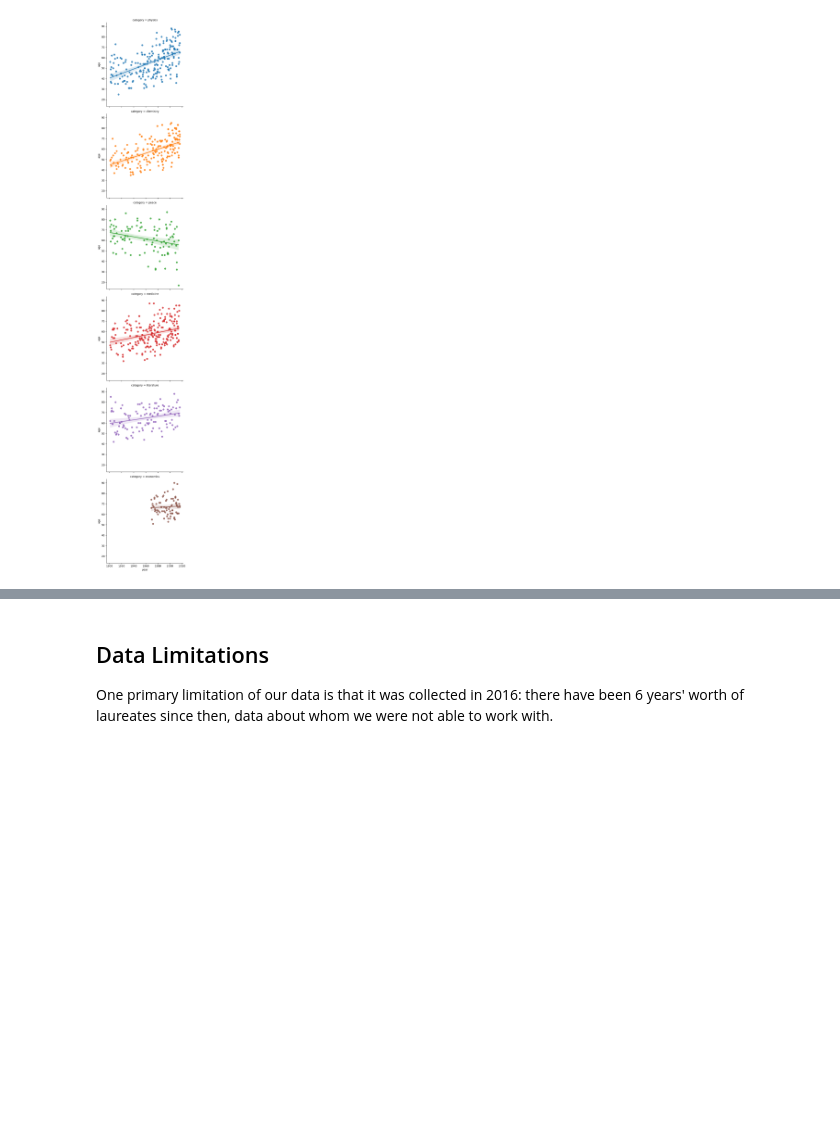
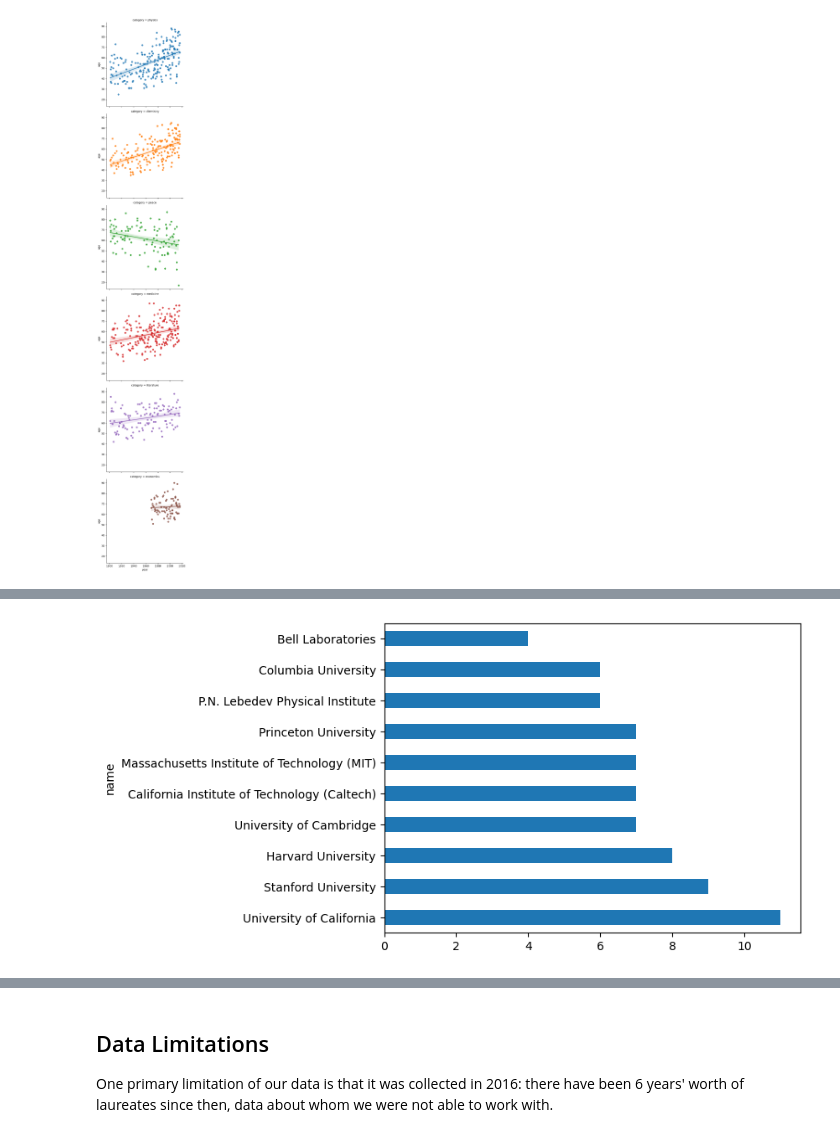
Before and after one commit to qbello22/2950-Project, a Jupyter notebook: nobel-prize.ipynb, the cells around one changed output, grey strips where cells are left out. Cells and saved outputs as stored; diff of their text form; code cells hidden in the pictures; blank space fills up the shorter version.

```diff
--- a/nobel-prize.ipynb
+++ b/nobel-prize.ipynb
@@ -170,0 +180,4 @@ university_data
+# %%
+physics = nobel_data_raw.loc[nobel_data_raw['category']=='physics']
+physics_data = physics.groupby(['name'])['share'].count().sort_values(ascending = False).head(10)
+physics_data
@@ -170,0 +197,4 @@ university_data
+# %%
+physics_data_plot = physics_data.plot.barh(y = 'name')
+# %% [output]
+[figure, added]
```
Also changed, not shown: parts of 15 cells of this notebook.
